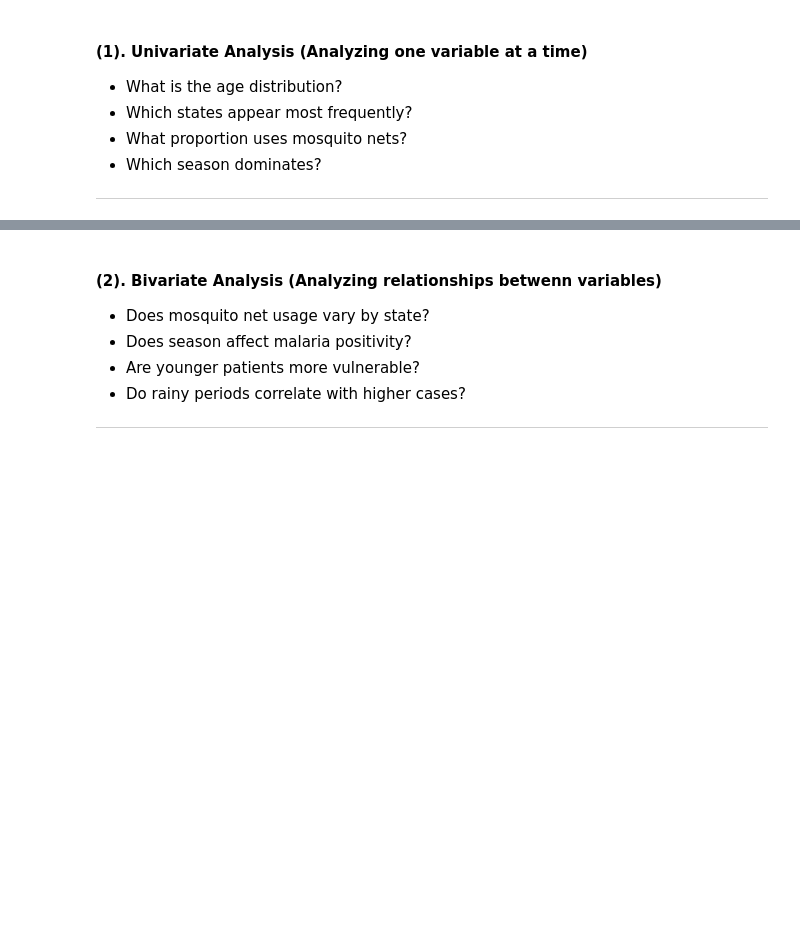
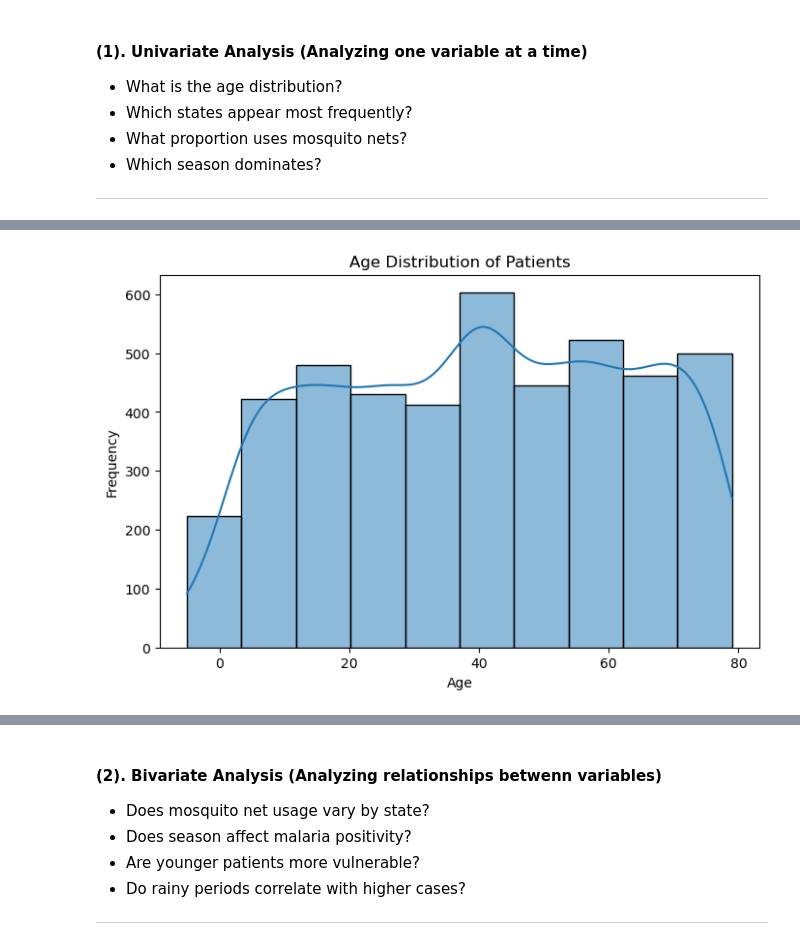
Before and after one commit to EmmanuelAkalumhe/Malaria_Dataset_DataAnalysis, a Jupyter notebook: Malaria_Dataset_Analysis.ipynb, the cells around one changed output, grey strips where cells are left out. Drawn from its saved outputs; the diff is of its cells as text; code cells hidden in the pictures; blank space fills up the shorter version.

Commit message:
Updated notebook with new analysis
Univariate, Bivariate, and Multivariate Analysis for "malaria_patient_data"

```diff
--- a/Malaria_Dataset_Analysis.ipynb
+++ b/Malaria_Dataset_Analysis.ipynb
@@ -470,0 +499,13 @@ The goal of EDA is to:
+# %%
+# Hsitogram
+plt.figure(figsize=(8,5))
+
+sns.histplot(df1['age'], bins=10, kde=True)
+
+plt.title("Age Distribution of Patients")
+plt.xlabel("Age")
+plt.ylabel("Frequency")
+
+plt.show()
+# %% [output]
+[figure, added]
```
Also changed, not shown: parts of 63 cells of this notebook.
